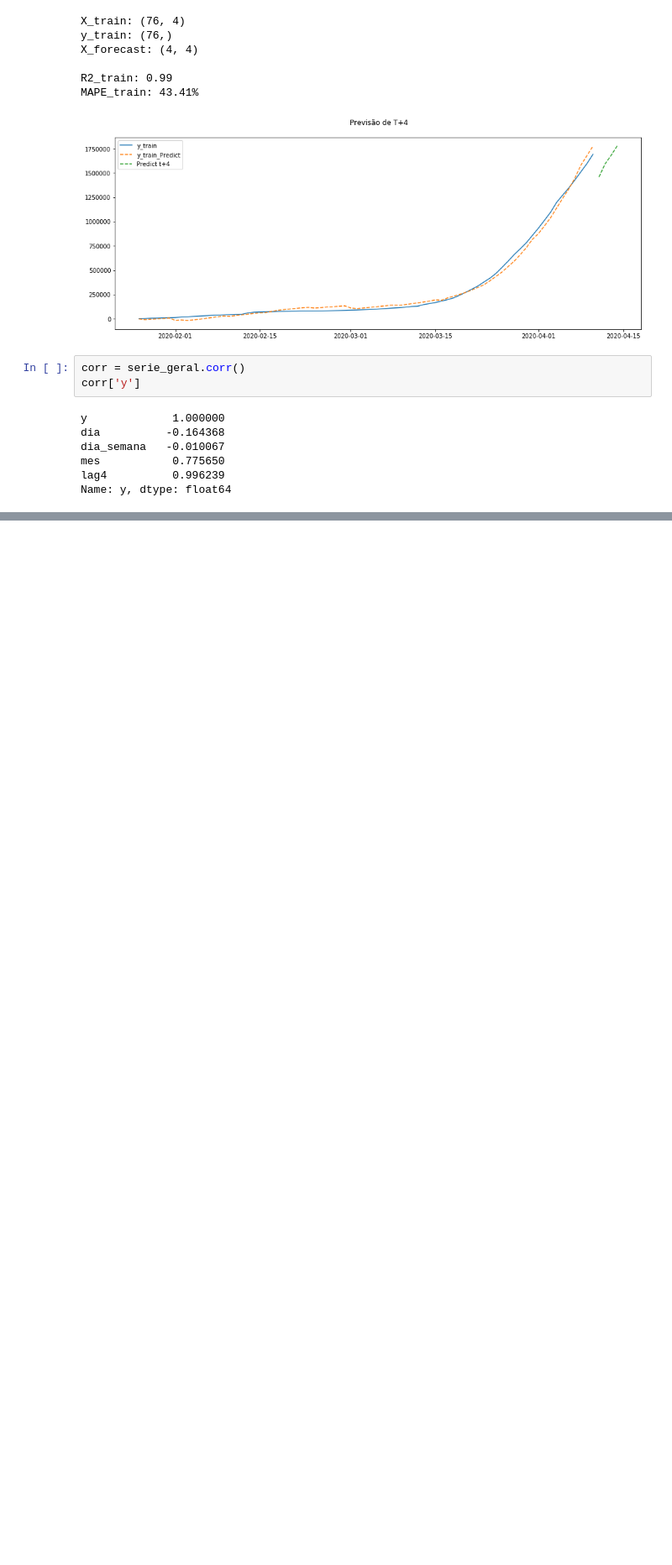
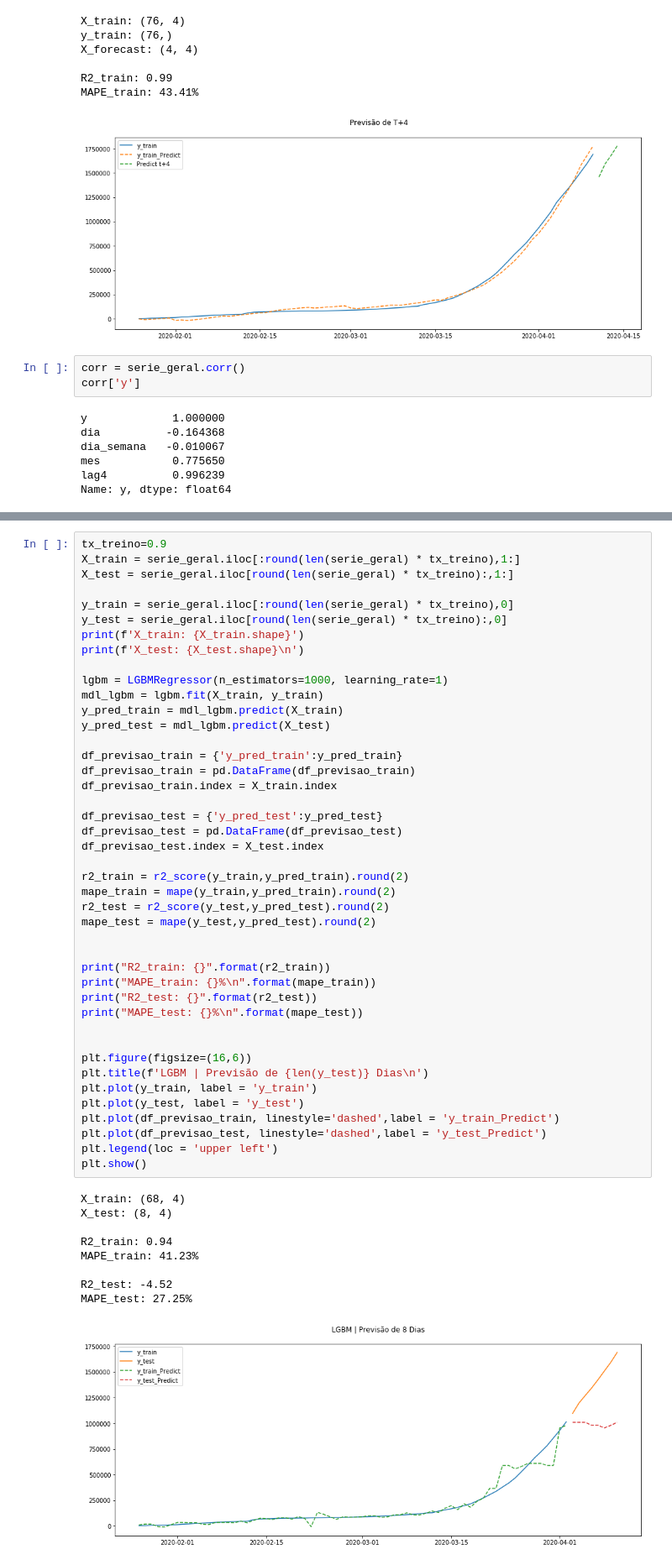
Before and after one commit to marioandrededeus/Covid19-Confirmed-Cases-up-to-2020-04-10, a Jupyter notebook: Covid 19 - Confirmed Cases - Up to 2020-04-10 - Time Series Analysis with Machine Learning - Escola Livre IA.ipynb, the cells around one changed output, grey strips where cells are left out. Shown at 84% size. Drawn from its saved outputs; the diff is of its cells as text; blank space fills up the shorter version.

Commit message:
Tested other models like LGBM and Random Forest Regressor.
Tested other models like LGBM and Random Forest Regressor, however the model that presented the best performance was the Linear Regression.

```diff
--- a/Covid 19 - Confirmed Cases - Up to 2020-04-10 - Time Series Analysis with Machine Learning - Escola Livre IA.ipynb
+++ b/Covid 19 - Confirmed Cases - Up to 2020-04-10 - Time Series Analysis with Machine Learning - Escola Livre IA.ipynb
@@ -517,0 +593,53 @@ Name: y, dtype: float64
+# %%
+tx_treino=0.9
+X_train = serie_geral.iloc[:round(len(serie_geral) * tx_treino),1:]
+X_test = serie_geral.iloc[round(len(serie_geral) * tx_treino):,1:]
+
+y_train = serie_geral.iloc[:round(len(serie_geral) * tx_treino),0]
+y_test = serie_geral.iloc[round(len(serie_geral) * tx_treino):,0]
+print(f'X_train: {X_train.shape}')
+print(f'X_test: {X_test.shape}\n')
+
+lgbm = LGBMRegressor(n_estimators=1000, learning_rate=1)
+mdl_lgbm = lgbm.fit(X_train, y_train)
+y_pred_train = mdl_lgbm.predict(X_train)
+y_pred_test = mdl_lgbm.predict(X_test)
+
+df_previsao_train = {'y_pred_train':y_pred_train}
+df_previsao_train = pd.DataFrame(df_previsao_train)
+df_previsao_train.index = X_train.index
+
+df_previsao_test = {'y_pred_test':y_pred_test}
+df_previsao_test = pd.DataFrame(df_previsao_test)
+df_previsao_test.index = X_test.index
+
+r2_train = r2_score(y_train,y_pred_train).round(2)
+mape_train = mape(y_train,y_pred_train).round(2)
+r2_test = r2_score(y_test,y_pred_test).round(2)
+mape_test = mape(y_test,y_pred_test).round(2)
+
+
+print("R2_train: {}".format(r2_train))
+print("MAPE_train: {}%\n".format(mape_train))
+print("R2_test: {}".format(r2_test))
+print("MAPE_test: {}%\n".format(mape_test))
+
+
+plt.figure(figsize=(16,6))
+plt.title(f'LGBM | Previsão de {len(y_test)} Dias\n')
+plt.plot(y_train, label = 'y_train')
+plt.plot(y_test, label = 'y_test')
+plt.plot(df_previsao_train, linestyle='dashed',label = 'y_train_Predict')
+plt.plot(df_previsao_test, linestyle='dashed',label = 'y_test_Predict')
+plt.legend(loc = 'upper left')
+plt.show()
+# %% [output]
+X_train: (68, 4)
+X_test: (8, 4)
+
+R2_train: 0.94
+MAPE_train: 41.23%
+
+R2_test: -4.52
+MAPE_test: 27.25%
+[figure, added]
```
Also changed, not shown: parts of 16 cells of this notebook.
